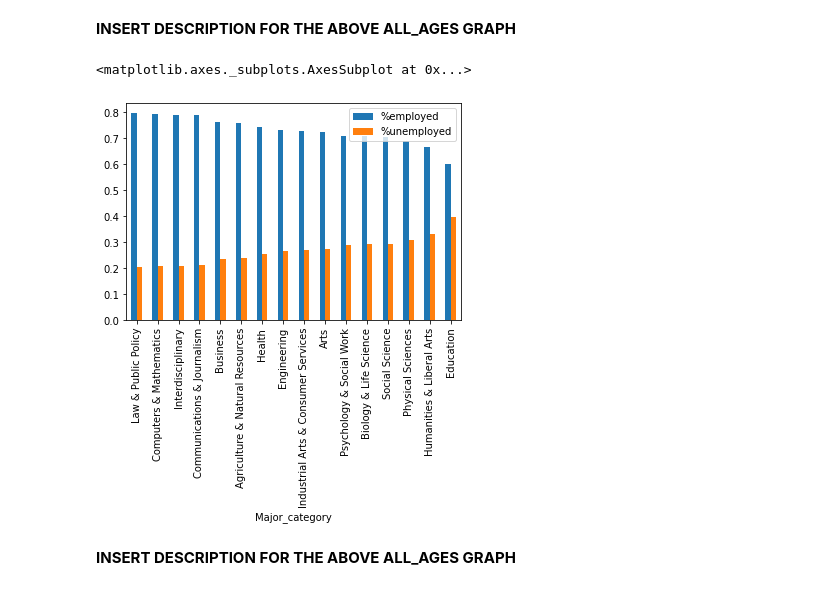
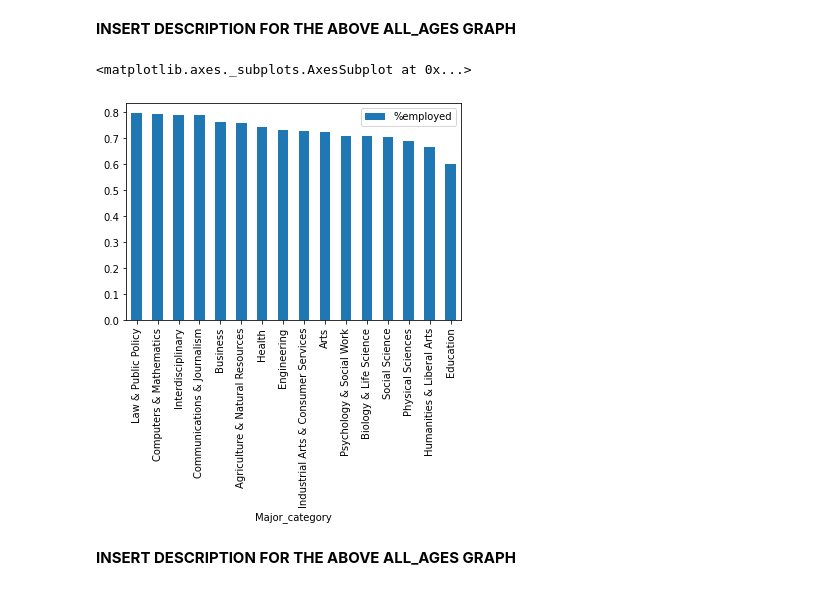
Before and after one commit to AlexCheng7/College-Employment-Analysis, a Jupyter notebook: FinalProject_group048.ipynb, the cells around one changed output. Saved outputs shown, nothing was run; the diff lists cells and outputs as text; code cells hidden in the pictures.

Commit message:
added background descriptions, tweaked all_ages graphs, removed regression results for %non and %low, added some distplots

```diff
--- a/FinalProject_group048.ipynb
+++ b/FinalProject_group048.ipynb
@@ -169,10 +171,8 @@ We added:
 # %%
 #all_ages
     #%employed represents the percentage of all_ages that are employed
-    #%unemployed represents the percentage of all_ages that are unemployed
 
 all_ages['%employed'] = all_ages['Employed'] / all_ages['Total']
-all_ages['%unemployed'] = 1 - all_ages['%employed']
 
 #recent_grads
     #%college represents the percentage of recent_grads in that major that have jobs requiring college degrees
@@ -260,9 +312,2 @@ all_ages.groupby('Major_category').mean().sort_values('Total', ascending=False)
 # %% [markdown]
 **INSERT STATEMENT DESCRIBING WHAT WE'RE GOING TO DO FOR THIS DATASET**
-# %%
-all_ages_major_category = all_ages.groupby('Major_category').sum()
-
-#These columns need to be corrected after the .groupby().sum()
-all_ages_major_category['%employed'] = all_ages_major_category['Employed'] / all_ages_major_category['Total']
-all_ages_major_category['%unemployed'] = 1 - all_ages_major_category['%employed']
-all_ages_major_category.sort_values('Total', ascending=False)[['%employed', '%unemployed']].plot(kind='bar')
@@ -272,10 +319,10 @@ all_ages_major_category.sort_values('Total', ascending=False)[['%employed', '%un
 # %% [markdown]
 **INSERT DESCRIPTION FOR THE ABOVE ALL_AGES GRAPH**
 # %%
-all_ages_major_category.sort_values('%employed', ascending=False)[['%employed', '%unemployed']].plot(kind='bar')
+all_ages_major_category.sort_values('%employed', ascending=False)[['%employed']].plot(kind='bar')
 # %% [output]
 <matplotlib.axes._subplots.AxesSubplot at 0x...>
-[figure, old version]
+[figure, new version]
 # %% [markdown]
 **INSERT DESCRIPTION FOR THE ABOVE ALL_AGES GRAPH**
 # %% [markdown]
```
Also changed, not shown: parts of 29 cells of this notebook.
